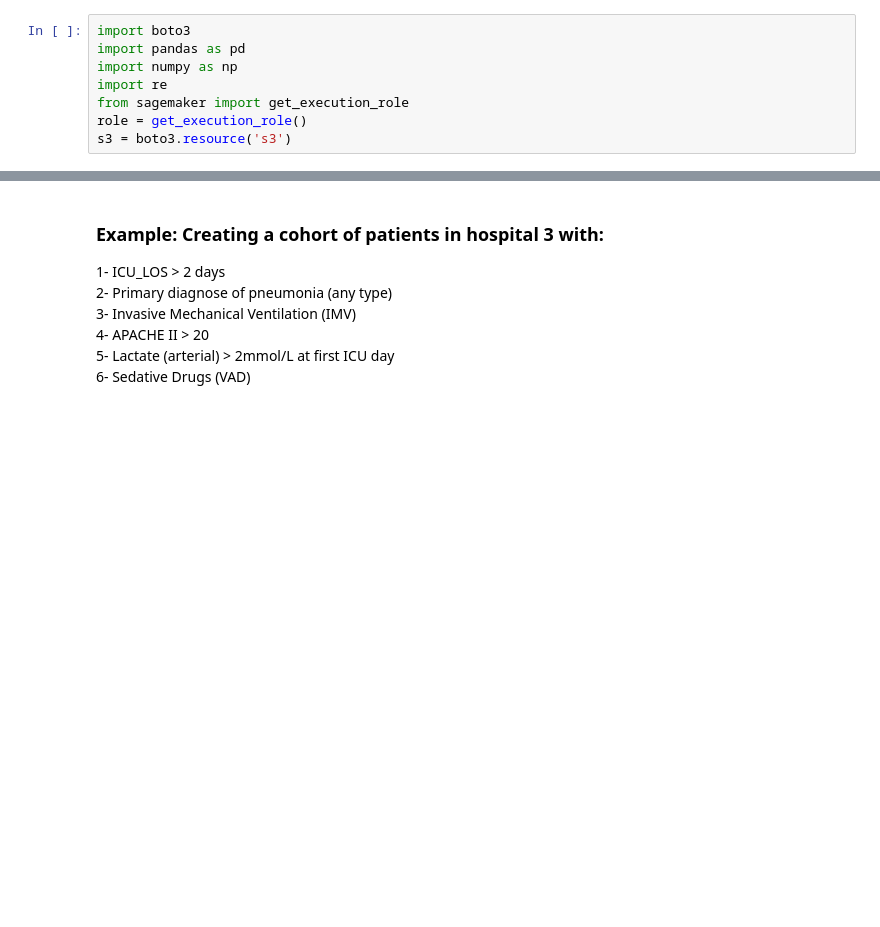
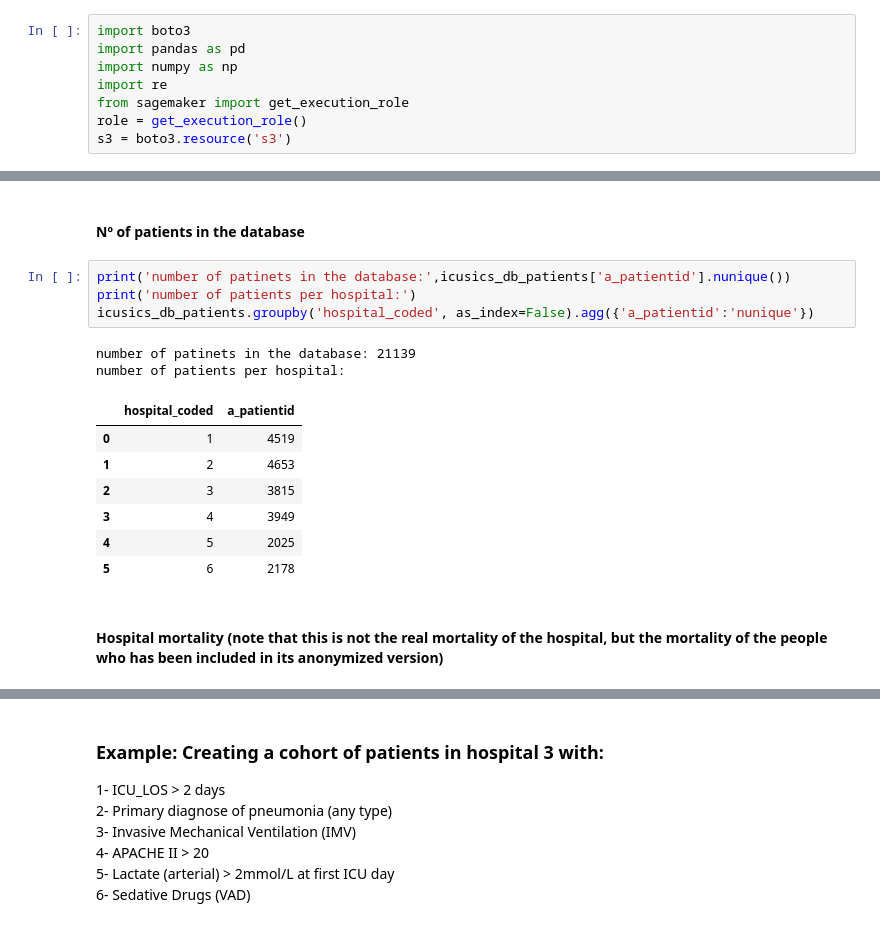
Before and after one commit to Ps7Pep/tgndatathon2022, a Jupyter notebook: icusics_db_tutorial.ipynb, the cells around one changed output, grey strips where cells are left out. Drawn from its saved outputs; the diff is of its cells as text; blank space fills up the shorter version.

```diff
--- a/icusics_db_tutorial.ipynb
+++ b/icusics_db_tutorial.ipynb
@@ -48,0 +82,18 @@ s3 = boto3.resource('s3')
+# %% [markdown]
+#### Nº of patients in the database
+# %%
+print('number of patinets in the database:',icusics_db_patients['a_patientid'].nunique())
+print('number of patients per hospital:')
+icusics_db_patients.groupby('hospital_coded', as_index=False).agg({'a_patientid':'nunique'})
+# %% [output]
+number of patinets in the database: 21139
+number of patients per hospital:
+|  | hospital_coded | a_patientid |
+| 0 | 1 | 4519 |
+| 1 | 2 | 4653 |
+| 2 | 3 | 3815 |
+| 3 | 4 | 3949 |
+| 4 | 5 | 2025 |
+| 5 | 6 | 2178 |
+# %% [markdown]
+#### Hospital mortality (note that this is not the real mortality of the hospital, but the mortality of the people who has been included in its anonymized version)
```
Also changed, not shown: parts of 12 cells of this notebook.
